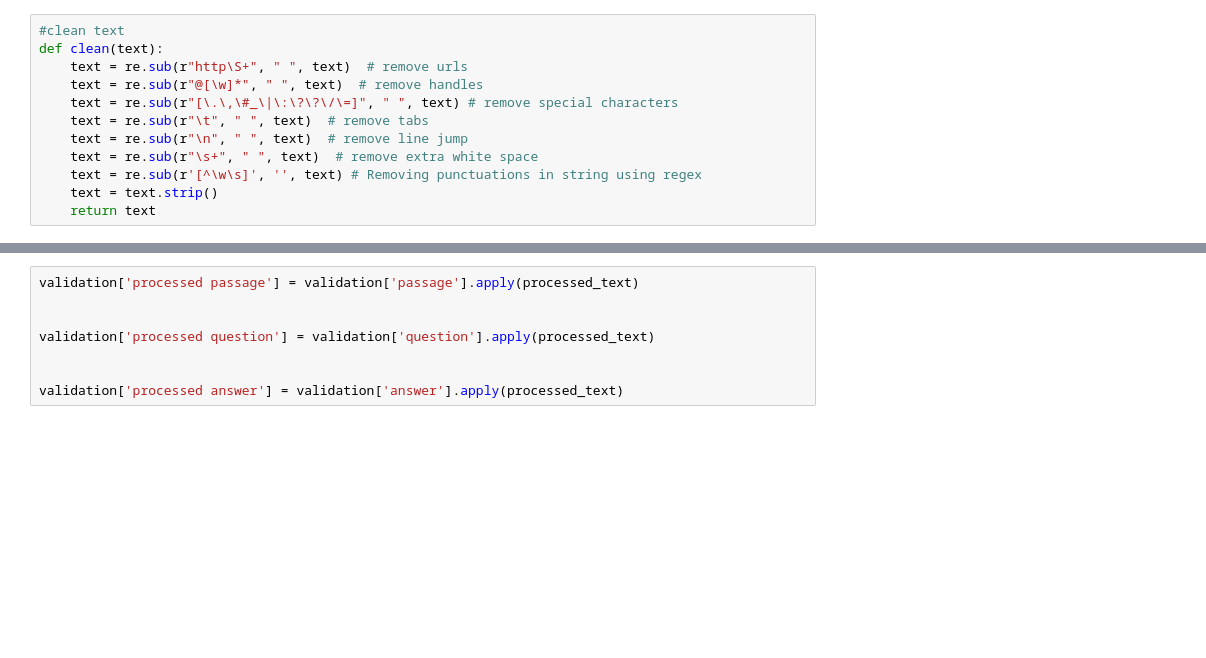
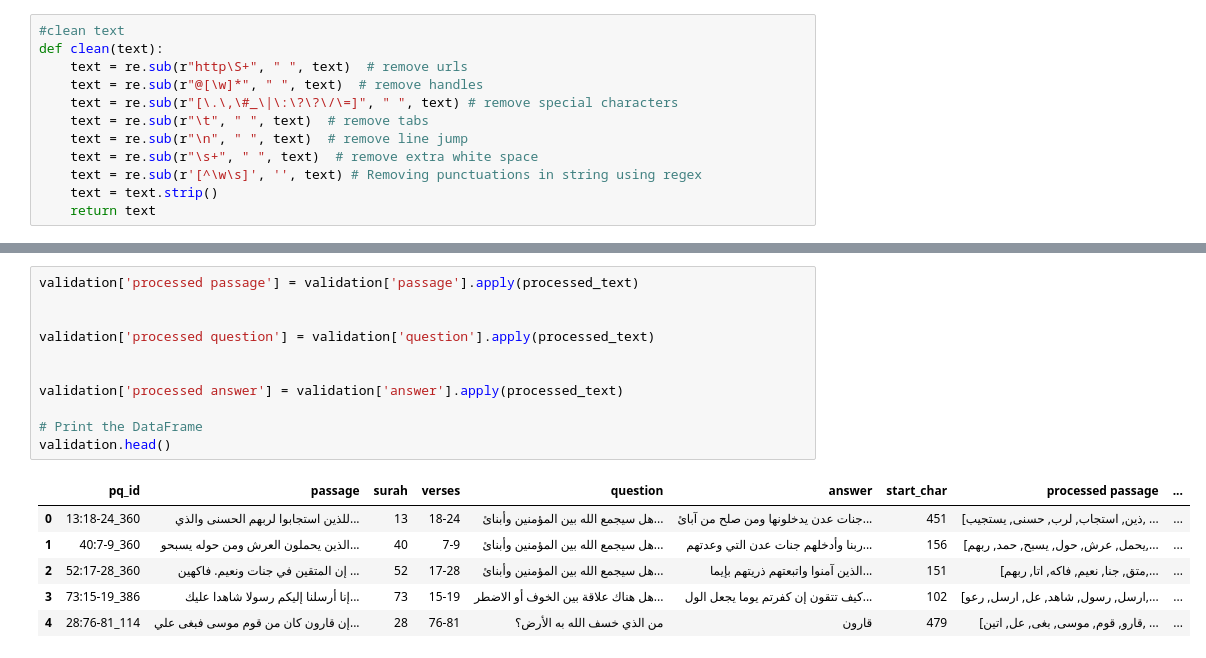
Before and after one commit to AmiraOsamaMohamed/GraduationProject, a Jupyter notebook: GProject_ipyn.ipynb, the cells around one changed output, grey strips where cells are left out. Saved outputs shown, nothing was run; the diff lists cells and outputs as text; blank space fills up the shorter version.

```diff
--- a/GProject_ipyn.ipynb
+++ b/GProject_ipyn.ipynb
@@ -139,11 +142,21 @@ train.head()
 # %%
 validation['processed passage'] = validation['passage'].apply(processed_text)
 
 
 validation['processed question'] = validation['question'].apply(processed_text)
 
 
 validation['processed answer'] = validation['answer'].apply(processed_text)
+
+# Print the DataFrame
+validation.head()
+# %% [output]
+|  | pq_id | passage | surah | verses | question | answer | start_char | processed passage | ... |
+| 0 | 13:18-24_360 | للذين استجابوا لربهم الحسنى والذي... | 13 | 18-24 | هل سيجمع الله بين المؤمنين وأبنائ... | جنات عدن يدخلونها ومن صلح من آبائ... | 451 | [ذين, استجاب, لرب, حسنى, يستجيب, ... | ... |
+| 1 | 40:7-9_360 | الذين يحملون العرش ومن حوله يسبحو... | 40 | 7-9 | هل سيجمع الله بين المؤمنين وأبنائ... | ربنا وأدخلهم جنات عدن التي وعدتهم... | 156 | [يحمل, عرش, حول, يسبح, حمد, ربهم,... | ... |
+| 2 | 52:17-28_360 | إن المتقين في جنات ونعيم. فاكهين ... | 52 | 17-28 | هل سيجمع الله بين المؤمنين وأبنائ... | الذين آمنوا واتبعتهم ذريتهم بإيما... | 151 | [متق, جنا, نعيم, فاكه, اتا, ربهم,... | ... |
+| 3 | 73:15-19_386 | إنا أرسلنا إليكم رسولا شاهدا عليك... | 73 | 15-19 | هل هناك علاقة بين الخوف أو الاضطر... | كيف تتقون إن كفرتم يوما يجعل الول... | 102 | [ارسل, رسول, شاهد, عل, ارسل, رعو,... | ... |
+| 4 | 28:76-81_114 | إن قارون كان من قوم موسى فبغى علي... | 28 | 76-81 | من الذي خسف الله به الأرض؟ | قارون | 479 | [قارو, قوم, موسى, بغى, عل, اتين, ... | ... |
 # %%
 test['processed passage'] = test['passage'].apply(processed_text)
 
```
Also changed, not shown: parts of 23 cells of this notebook.
